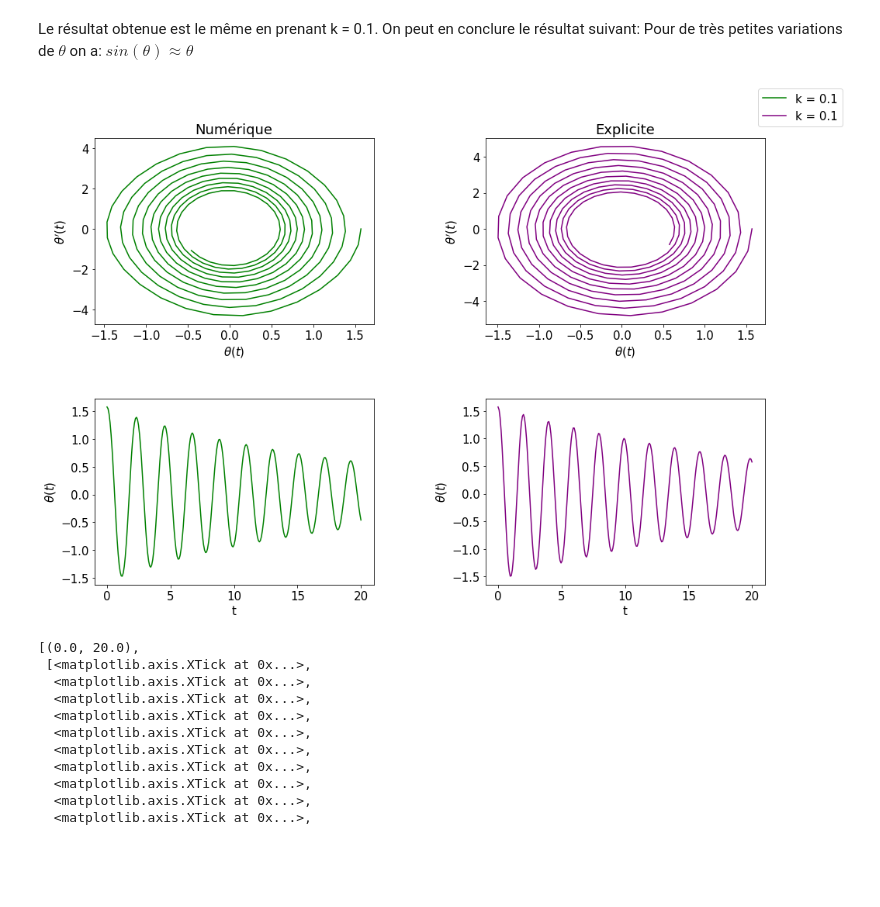
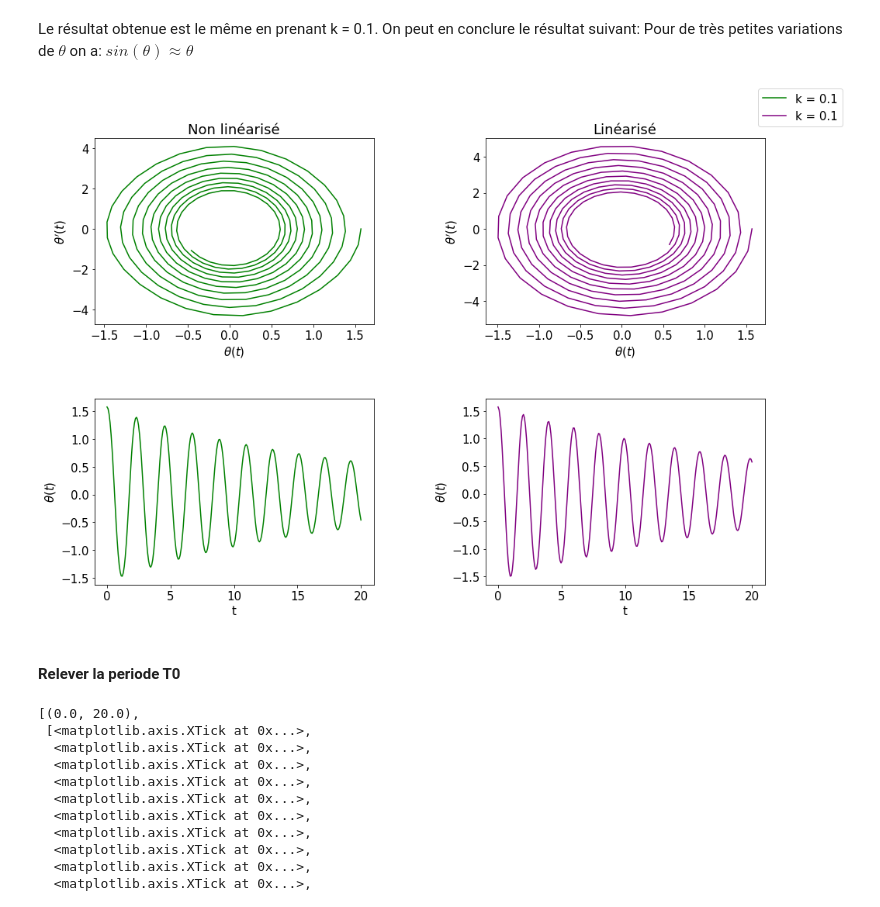
Before and after one commit to PhantHive/edo-curves, a Jupyter notebook: projet.ipynb, the cells around one changed output. Drawn from its saved outputs; the diff is of its cells as text; code cells hidden in the pictures; blank space fills up the shorter version.

```diff
--- a/projet.ipynb
+++ b/projet.ipynb
@@ -18,6 +18,9 @@ Création des méthodes Euler explicite et des methodes de Runge-Kutta d'ordre 2
 Création de la classe Resolve pour résoudre l'équation différentielle.
 On utilise la méthode Kutta.
 # %%
+from scipy.integrate import odeint
+
+
 class Resolve:
 
 
@@ -122,6 +125,12 @@ class Resolve:
             Y.append(y_n)
 
         return self.t, np.array(Y)
+
+
+    def edo_solver(self):
+
+        Y = odeint(self.f, self.y0, self.t)
+        return Y
 # %% [markdown]
 ### 1.2 Problème de Cauchy
 
@@ -352,36 +363,38 @@ Pour de très petites variations de $\theta$ on a: $sin(\theta) \approx \theta$
 # %%
 fig, axs = plt.subplots(2, 2)
 fig.set_figwidth(15)
 fig.set_figheight(10)
 
 res = Resolve(1, 0, 20, 250, 0.1, "pendule")
 t, Y = res.kutta2()
 axs[0, 0].plot(Y[:, 0], Y[:, 1], label="k = 0.1", color='green')
 axs[1, 0].plot(t, Y[:, 0],  color='green')
 
 res = Resolve(1, 0, 20, 250, 0.1, "pendule-linear2")
 t2, Y2 = res.kutta2()
 axs[0, 1].plot(Y2[:, 0], Y2[:, 1], label="k = 0.1", color='purple')
 axs[1, 1].plot(t2, Y2[:, 0], color='purple')
 
-axs[0, 0].set(xlabel="$\\theta(t)$", ylabel="$\\theta^\prime(t)$", title="Numérique")
-axs[0, 1].set(xlabel="$\\theta(t)$", ylabel="$\\theta^\prime(t)$", title="Explicite")
+axs[0, 0].set(xlabel="$\\theta(t)$", ylabel="$\\theta^\prime(t)$", title="Non linéarisé")
+axs[0, 1].set(xlabel="$\\theta(t)$", ylabel="$\\theta^\prime(t)$", title="Linéarisé")
 
 axs[1, 0].set(xlabel="t", ylabel="$\\theta(t)$")
 axs[1, 1].set(xlabel="t", ylabel="$\\theta(t)$")
 
 plt.subplots_adjust(left=0.1,
                     bottom=0.1,
                     right=0.9,
                     top=0.9,
                     wspace=0.4,
                     hspace=0.4)
 
 fig.legend()
 
 plt.show()
 # %% [output]
-[figure, old version]
+[figure, new version]
+# %% [markdown]
+#### Relever la periode T0
 # %%
 # Periode numerique
 from scipy import fftpack
```
Also changed, not shown: parts of 12 cells of this notebook, 3 other files.
